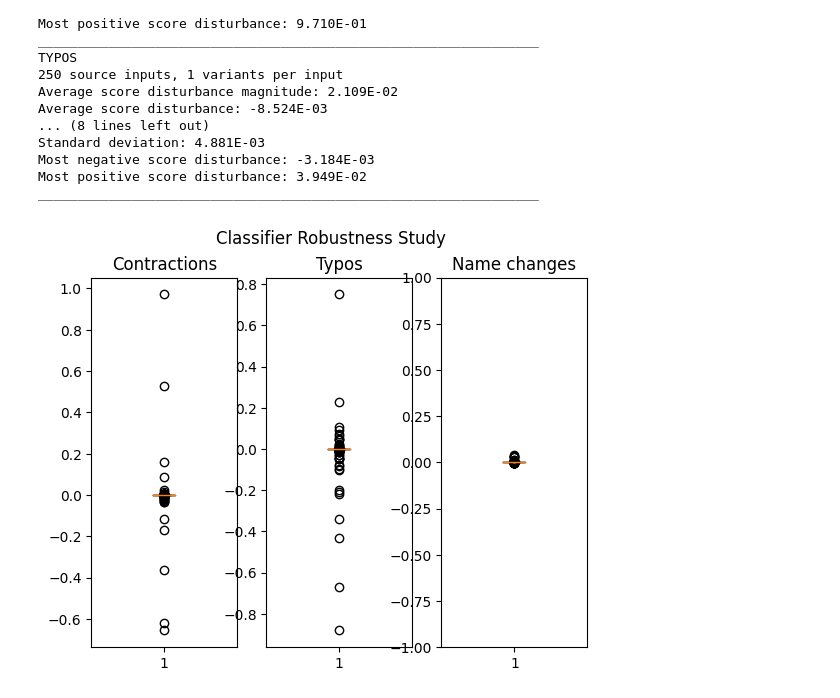
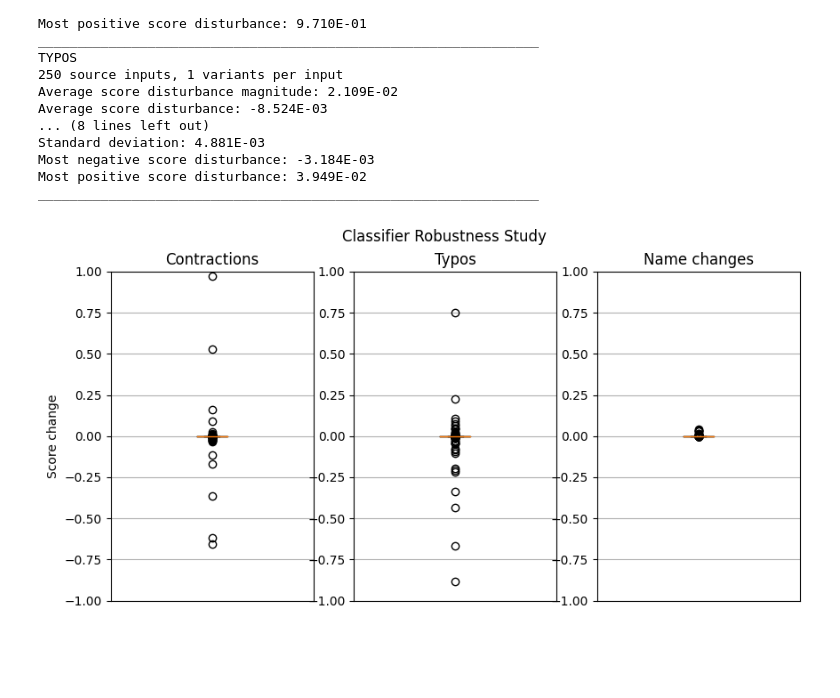
Before and after one commit to WrenMcQueary/cs_678_final_project, a Jupyter notebook: limitedink/robustness_checklist.ipynb, the cells around one changed output. Drawn from its saved outputs; the diff is of its cells as text; code cells hidden in the pictures; blank space fills up the shorter version.

Commit message:
Improved box-and-whisker plots

```diff
--- a/limitedink/robustness_checklist.ipynb
+++ b/limitedink/robustness_checklist.ipynb
@@ -347,16 +347,26 @@ ________________________________________________________________
 # %%
 # Plot results as box-and-whisker plots
 from matplotlib import pyplot as plt
 
 fig, (ax1, ax2, ax3) = plt.subplots(1, 3)
+fig.set_figwidth(10)
 fig.suptitle("Classifier Robustness Study")
 ax1.set_title("Contractions")
 ax1.boxplot(contractions_score_disturbances)
+ax1.set_ylim(-1, 1)
+ax1.set_ylabel("Score change")
+ax1.get_xaxis().set_visible(False)
+ax1.grid()
 ax2.set_title("Typos")
 ax2.boxplot(typos_score_disturbances)
+ax2.set_ylim(-1, 1)
+ax2.get_xaxis().set_visible(False)
+ax2.grid()
 ax3.set_title("Name changes")
 ax3.boxplot(names_score_disturbances)
-plt.ylim(-1 ,1)
+ax3.set_ylim(-1, 1)
+ax3.get_xaxis().set_visible(False)
+ax3.grid()
 plt.show()
 # %% [output]
-[figure, old version]
+[figure, new version]
```
